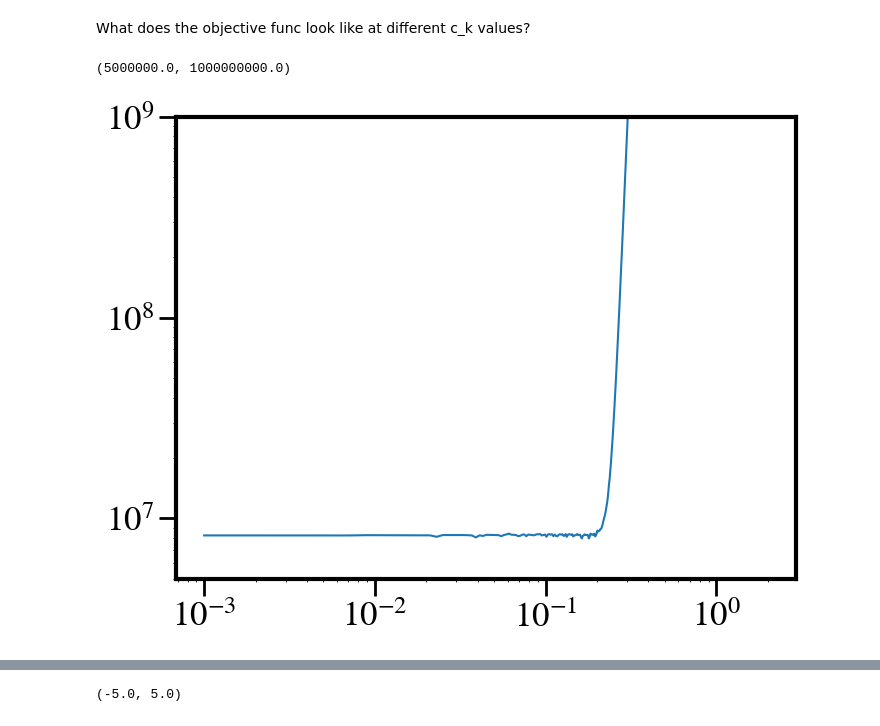
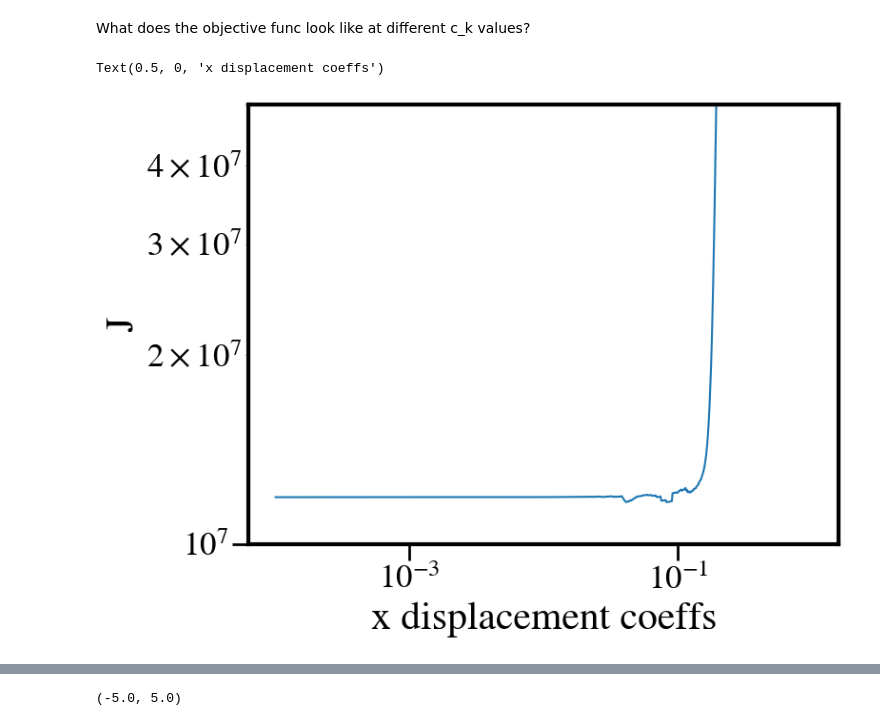
Before and after one commit to SidneyLower-NOAA/SMD_Notebooks, a Jupyter notebook: Coalescence_Notebooks/Coalescence_Testing.ipynb, the cells around one changed output, grey strips where cells are left out. Cells and saved outputs as stored; diff of their text form; code cells hidden in the pictures.

Commit message:
fixed mistakes in distortion field plot, revert back to log of objective

```diff
--- a/Coalescence_Notebooks/Coalescence_Testing.ipynb
+++ b/Coalescence_Notebooks/Coalescence_Testing.ipynb
@@ -336,18 +357,21 @@ def get_j(ck_arr, b_ik, mean, ens_mem,obs_error, S_grid,S_spec,grid_points, m_k,
     j_r = residual_error(c_k, b_ik, mean,ens_mem,obs_error,x,y)
     j_a = barrier_func_gp(c_k, b_ik, S_grid)
     j_d = smoothness_func_spec(c_k, m_k, n_k, S_spec)
-    j_div = divergence_func_gp(c_k, b_ik)
+    #j_div = divergence_func_gp(c_k, b_ik)
     j_m = magnitude_func_spec(c_k, S_spec)
 
     lambda_spec = np.shape(mean)[0]**2 / len(m_k)
+    j_r_sqrt = np.sqrt(j_r)
 
-    print(f'Jr = {j_r:.2e}')
+    print(f'Jr = {j_r_sqrt:.2e}')
     print(f'Ja = {j_a:.2e}')
     print(f'Jd = {lambda_spec*j_d:.2e}')
     print(f'Jm = {lambda_spec*j_m:.2e}')
-    print(f'Jdiv = {j_div:.2e}')
+    #print(f'Jdiv = {j_div:.2e}')
 
-    return j_r + j_a + lambda_spec*j_d + lambda_spec*j_m + j_div
+    print(f'total = {j_r_sqrt + j_a + lambda_spec*j_d + lambda_spec*j_m}')
+
+    return j_r_sqrt + j_a + lambda_spec*j_d + lambda_spec*j_m #+ j_div
 
 #get displacement basis functions, transforms grid x,y to fourier space
 m_k, n_k = basis_truncation(7)
@@ -362,14 +386,14 @@ xy_list = np.reshape([x,y],  (2,-1),order='C').T
 #r, c = np.where(std == 0.0)
 #std[r, c] = 1e-1
 #std=0.5
-std = np.mean(ens_std)
-S_a = 0.7
-S_mag = 0.02
+std = 1.3
+S_a = 1.5
+S_mag = 1.0
 
 mem=10
 ens_mem = ens_members[mem,min_lat:max_lat,min_lon:max_lon]
 
-ckx, cky = 0.1,0.1
+ckx, cky = 0.0,0.0
 c_k = {"x": np.repeat(ckx, d_o_f), "y": np.repeat(cky, d_o_f)}
 ck_arr = np.ravel(np.array([c_k['x'], c_k['y']]))
 obj = get_j(ck_arr,b_ik, raw_mean[min_lat:max_lat,min_lon:max_lon],ens_mem,
@@ -402,8 +426,8 @@ def get_j(ck_arr, b_ik, mean, ens_mem,obs_error, S_grid,S_spec,grid_points, m_k,
 
     return j_r + j_a + lambda_spec*j_d + lambda_spec*j_m + j_div
 # %%
-mem=10
-xrange,yrange,num=2,1,1000
+mem=4
+xrange,yrange,num=1,1,1000
 m_k, n_k = basis_truncation(7)
 y = gefs_data.latitude.data.compute().T[0][min_lat:max_lat]
 x = gefs_data.longitude.data[0].compute()[min_lon:max_lon]
@@ -412,27 +436,29 @@ b_ik = basis_functions(x, y, m_k, n_k, [x[0], x[-1]], [y[0], y[-1]])
 d_o_f = len(m_k)
 xy_list = np.reshape([x,y],  (2,-1),order='C').T
 
-std=np.mean(ens_std)
-S_a = 5.
-S_mag = 5.
+std=0.3
+S_a = 1.
+S_mag = 0.8
 
 jval=np.empty(num)
 ens_mem = ens_members[mem,min_lat:max_lat,min_lon:max_lon].T
-ckx = np.linspace(1e-3, xrange,num)
+ckx = np.linspace(1e-4, xrange,num)
 
 def parallel_objective(ckx):
-    c_k = {"x": np.repeat(ckx, d_o_f), "y": np.repeat(0.0, d_o_f)}
+    c_k = {"x": np.linspace(ckx*-1, ckx, d_o_f), "y": np.repeat(0.0, d_o_f)}
     ck_arr = np.ravel(np.array([c_k['x'], c_k['y']]))
     obj = get_j(ck_arr,b_ik, raw_mean[min_lat:max_lat,min_lon:max_lon],ens_mem,
                                             std, S_a,S_mag,(x,y), m_k, n_k)
     return obj
-with multiprocessing.Pool(8) as p:
+with multiprocessing.Pool(12) as p:
     jval = list(tqdm(p.imap(parallel_objective, ckx), total=len(ckx)))
 # %%
-plt.loglog(ckx, jval)
-#plt.ylim([-1, 9])
-plt.ylim([5e6, 1e9])
+plt.loglog()
+plt.plot(ckx, jval)
+plt.ylim([1e7, 5e7])
+plt.ylabel('J')
+plt.xlabel('x displacement coeffs')
 # %% [output]
-(5000000.0, 1000000000.0)
+Text(0.5, 0, 'x displacement coeffs')
-[figure, old version]
+[figure, new version]
 # %%
```
Also changed, not shown: parts of 15 cells of this notebook, 1 other file.
